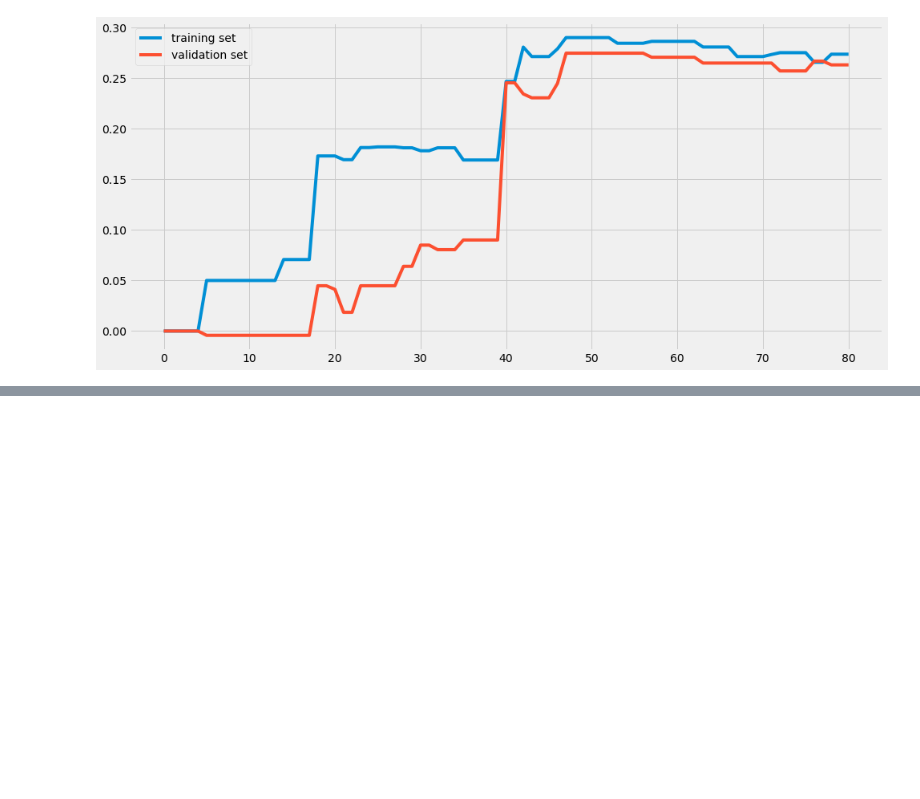
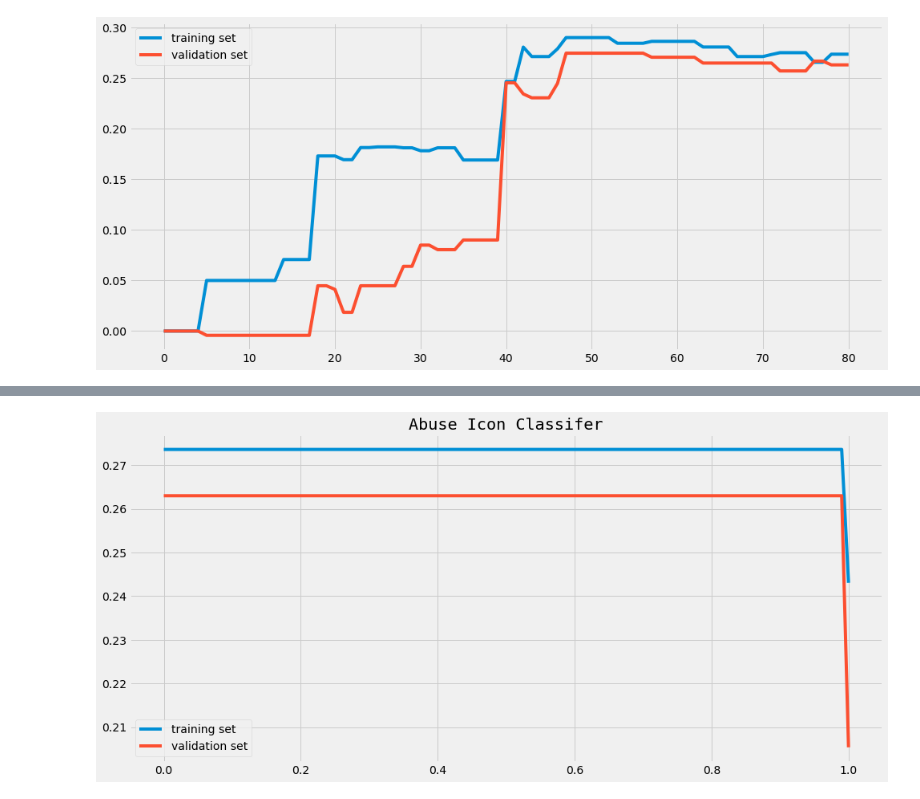
Before and after one commit to jonahwinninghoff/Causal-Analysis-Nursing-Home, a Jupyter notebook: Feature Engineering/Feature Engineering.ipynb, the cells around one changed output, grey strips where cells are left out. Cells and saved outputs as stored; diff of their text form; code cells hidden in the pictures; blank space fills up the shorter version.

```diff
--- a/Feature Engineering/Feature Engineering.ipynb
+++ b/Feature Engineering/Feature Engineering.ipynb
@@ -347,0 +404,12 @@ plt.show()
+# %%
+scores = pd.DataFrame({'threshold':thei,'classifer_training':train,'regressor_training':train1,
+                       'classifer_validation':valid,'regressor_validation':valid1})
+# %%
+plt.figure(figsize=(15,7))
+plt.plot('threshold','classifer_training',data=scores,label='training set')
+plt.plot('threshold','classifer_validation',data=scores,label='validation set')
+plt.title('Abuse Icon Classifer',family='Monospace')
+plt.legend()
+plt.show()
+# %% [output]
+[figure, added]
```
Also changed, not shown: parts of 7 cells of this notebook.
